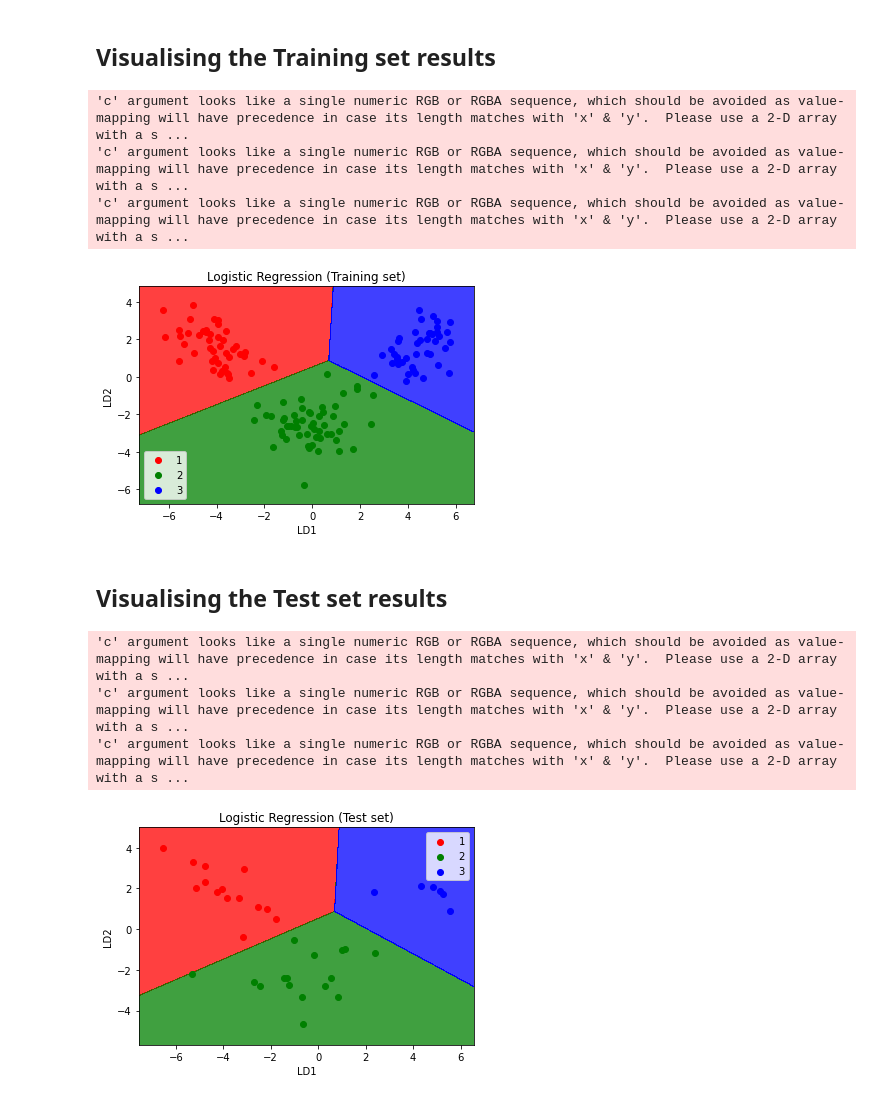
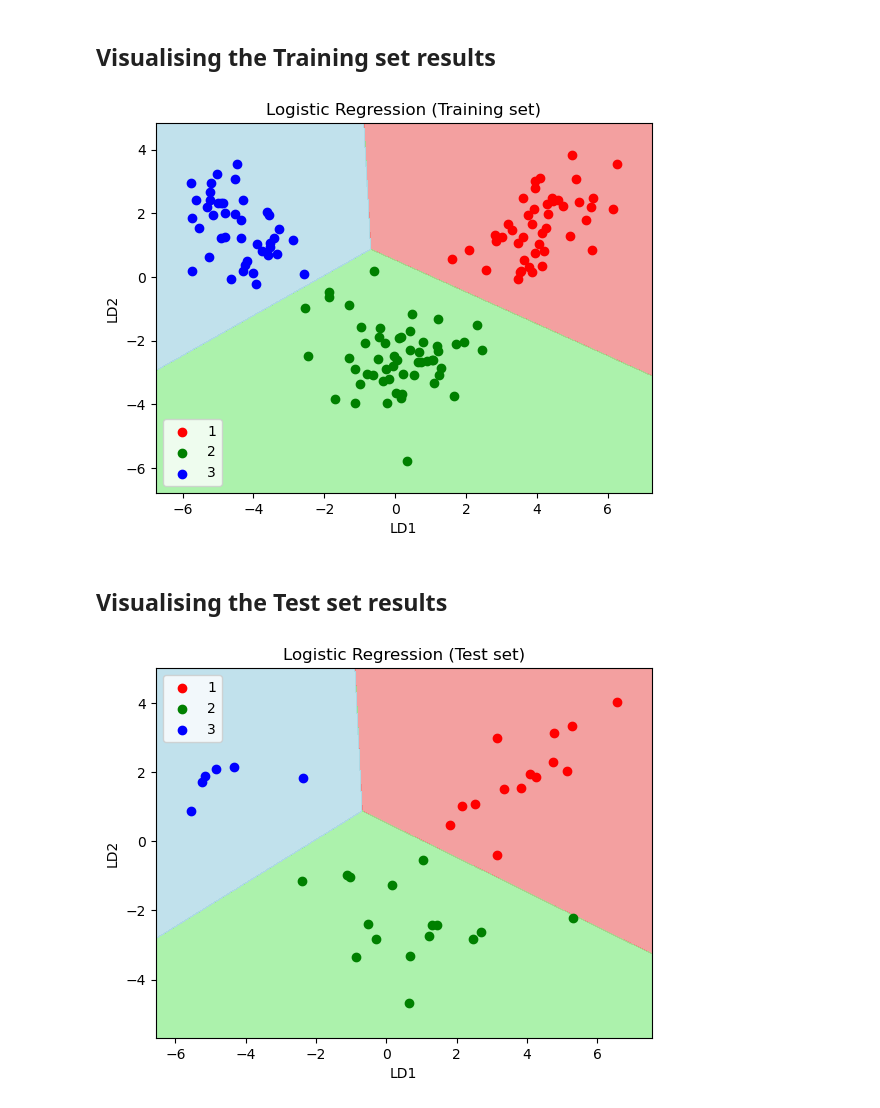
Before and after one commit to rzn-git/ML-Projects, a Jupyter notebook: Wine Reccomendation for Customer using Dimensionality Reduction/Wine Reccomendation for Customer using LDA.ipynb, the cells around one changed output. Drawn from its saved outputs; the diff is of its cells as text; code cells hidden in the pictures.

```diff
--- a/Wine Reccomendation for Customer using Dimensionality Reduction/Wine Reccomendation for Customer using LDA.ipynb
+++ b/Wine Reccomendation for Customer using Dimensionality Reduction/Wine Reccomendation for Customer using LDA.ipynb
@@ -26,6 +26,11 @@ X_train = sc.fit_transform(X_train)
 X_test = sc.transform(X_test)
 # %% [markdown]
 ## Applying LDA
+# %%
+from sklearn.discriminant_analysis import LinearDiscriminantAnalysis as LDA
+lda = LDA(n_components = 2)
+X_train = lda.fit_transform(X_train , y_train)
+X_test = lda.transform(X_test)
 # %% [markdown]
 ## Training the Logistic Regression model on the Training set
 # %%
@@ -56,25 +69,22 @@ accuracy_score(y_test, y_pred)
 # %%
 from matplotlib.colors import ListedColormap
 X_set, y_set = X_train, y_train
 X1, X2 = np.meshgrid(np.arange(start = X_set[:, 0].min() - 1, stop = X_set[:, 0].max() + 1, step = 0.01),
                      np.arange(start = X_set[:, 1].min() - 1, stop = X_set[:, 1].max() + 1, step = 0.01))
 plt.contourf(X1, X2, classifier.predict(np.array([X1.ravel(), X2.ravel()]).T).reshape(X1.shape),
-             alpha = 0.75, cmap = ListedColormap(('red', 'green', 'blue')))
+             alpha = 0.75, cmap = ListedColormap(('lightcoral', 'lightgreen', 'lightblue')))
 plt.xlim(X1.min(), X1.max())
 plt.ylim(X2.min(), X2.max())
 for i, j in enumerate(np.unique(y_set)):
     plt.scatter(X_set[y_set == j, 0], X_set[y_set == j, 1],
                 c = ListedColormap(('red', 'green', 'blue'))(i), label = j)
 plt.title('Logistic Regression (Training set)')
 plt.xlabel('LD1')
 plt.ylabel('LD2')
 plt.legend()
 plt.show()
 # %% [output]
-'c' argument looks like a single numeric RGB or RGBA sequence, which should be avoided as value-mapping will have precedence in case its length matches with 'x' & 'y'.  Please use a 2-D array with a s ...
-'c' argument looks like a single numeric RGB or RGBA sequence, which should be avoided as value-mapping will have precedence in case its length matches with 'x' & 'y'.  Please use a 2-D array with a s ...
-'c' argument looks like a single numeric RGB or RGBA sequence, which should be avoided as value-mapping will have precedence in case its length matches with 'x' & 'y'.  Please use a 2-D array with a s ...
-[figure, old version]
+[figure, new version]
 # %% [markdown]
 ## Visualising the Test set results
 # %%
@@ -83,7 +93,7 @@ X_set, y_set = X_test, y_test
 X1, X2 = np.meshgrid(np.arange(start = X_set[:, 0].min() - 1, stop = X_set[:, 0].max() + 1, step = 0.01),
                      np.arange(start = X_set[:, 1].min() - 1, stop = X_set[:, 1].max() + 1, step = 0.01))
 plt.contourf(X1, X2, classifier.predict(np.array([X1.ravel(), X2.ravel()]).T).reshape(X1.shape),
-             alpha = 0.75, cmap = ListedColormap(('red', 'green', 'blue')))
+             alpha = 0.75, cmap = ListedColormap(('lightcoral', 'lightgreen', 'lightblue')))
 plt.xlim(X1.min(), X1.max())
 plt.ylim(X2.min(), X2.max())
 for i, j in enumerate(np.unique(y_set)):
@@ -95,7 +105,4 @@ plt.ylabel('LD2')
 plt.legend()
 plt.show()
 # %% [output]
-'c' argument looks like a single numeric RGB or RGBA sequence, which should be avoided as value-mapping will have precedence in case its length matches with 'x' & 'y'.  Please use a 2-D array with a s ...
-'c' argument looks like a single numeric RGB or RGBA sequence, which should be avoided as value-mapping will have precedence in case its length matches with 'x' & 'y'.  Please use a 2-D array with a s ...
-'c' argument looks like a single numeric RGB or RGBA sequence, which should be avoided as value-mapping will have precedence in case its length matches with 'x' & 'y'.  Please use a 2-D array with a s ...
-[figure, old version]
+[figure, new version]
```
Also changed, not shown: parts of 2 cells of this notebook, 2 other files.
